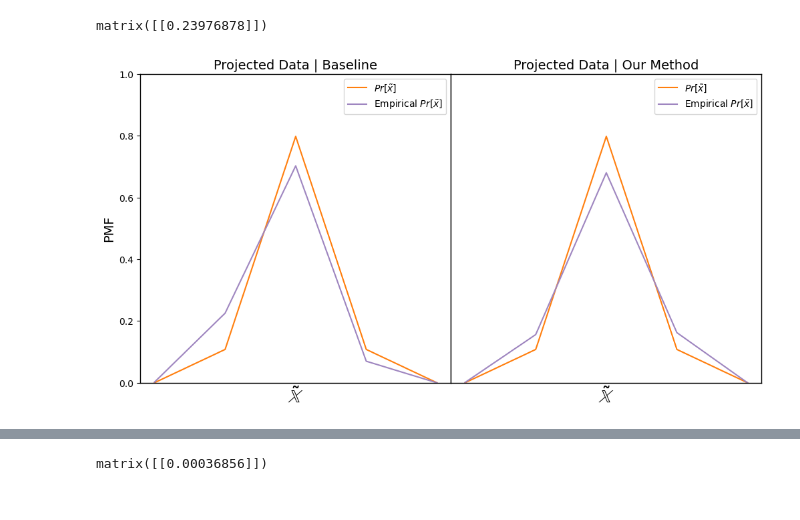
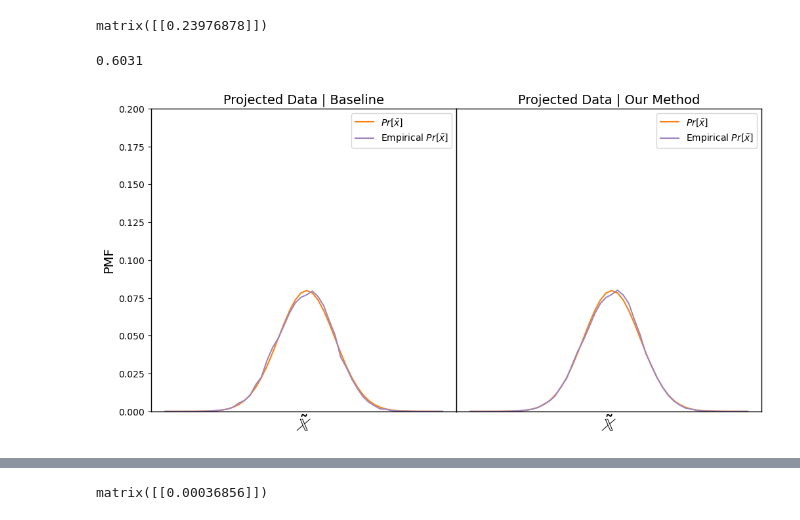
Before and after one commit to Quan-Zhou/OT_Debiasing, a Jupyter notebook: Dykstra.ipynb, the cells around one changed output, grey strips where cells are left out. Drawn from its saved outputs; the diff is of its cells as text; code cells hidden in the pictures.

```diff
--- a/Dykstra.ipynb
+++ b/Dykstra.ipynb
@@ -88,3 +98,10 @@ def projection(df,coupling_matrix):
         sub['S']=orig[1]
         df_t=pd.concat([df_t, samples_groupby(sub)], ignore_index=True)
     return df_t
+# %%
+M=10000
+data=samples_groupby(data_generation(M,para))
+dist_original=dict()
+dist_original['x']=empirical_distribution(data,dist)
+dist_original['x_0']=empirical_distribution(data[data['S']=='0'],dist)
+dist_original['x_1']=empirical_distribution(data[data['S']=='1'],dist)
@@ -94,20 +116,20 @@ para['X_0_mean']=-8
 para['X_0_sd']=7
 para['X_1_mean']=2
 para['X_1_sd']=3
-para['X_t_mean']=-10
+para['X_t_mean']=-5
 para['X_t_sd']=5
 para['s_0']=0.6
 para['s_1']=0.4
 para['horizen']=[-30,20]
-para['width']=10
+para['width']=1
 bin=int((para['horizen'][1]-para['horizen'][0])/para['width'])
 
 x_range=np.arange(para['horizen'][0],para['horizen'][1],para['width'])
 dist = dict(zip(['horizen','width','bin','x_range'],[para['horizen'],para['width'],bin,x_range]))
-dist['x_0']=[Gaussian_pdf(x,'X_0',para)*para['width'] for x in x_range]
-dist['x_1']=[Gaussian_pdf(x,'X_1',para)*para['width'] for x in x_range]
+dist['x_0']=normialise([Gaussian_pdf(x,'X_0',para)*para['width'] for x in x_range])
+dist['x_1']=normialise([Gaussian_pdf(x,'X_1',para)*para['width'] for x in x_range])
 dist['x']=[dist['x_0'][i]*para['s_0']+dist['x_1'][i]*para['s_1'] for i in range(bin)]
-dist['t_x']=[Gaussian_pdf(x,'X_t',para)*para['width'] for x in x_range]
+dist['t_x']=normialise([Gaussian_pdf(x,'X_t',para)*para['width'] for x in x_range])
 dist['v']=[(dist['x_0'][i]-dist['x_1'][i])/dist['x'][i] for i in range(bin)]
 
 e=0.01
@@ -148,7 +178,9 @@ matrix([[2.67660452e-04],
 # %%
 # simplist
 gamma_classic=dict()
-gamma_classic[0]=np.matrix(np.exp(-xi)+1.0e-3)
-for repeat in range(5000):
+gamma_classic[0]=np.matrix(xi+1.0e-9)
+for repeat in range(200):
     gamma_classic[1+2*repeat]=np.matrix(np.diag((px/(gamma_classic[2*repeat] @ bbm1)).A1))@gamma_classic[2*repeat] #np.diag(dist['x']/sum(gamma_classic.T))@gamma_classic
     gamma_classic[2+2*repeat]=gamma_classic[1+2*repeat]@np.matrix(np.diag((ptx/(gamma_classic[1+2*repeat].T @ bbm1)).A1))
+
+assess(bin,dist['x'],dist['t_x'],C,gamma_classic[2+2*repeat])
@@ -155,7 +193,7 @@ for repeat in range(5000):
 # %%
 # our method
 gamma_dict=dict()
-gamma_dict[0]=np.matrix(np.exp(-xi)+1.0e-3)
+gamma_dict[0]=np.matrix(xi+1.0e-9)
 gamma_dict[1]=np.matrix(np.diag((px/(gamma_dict[0] @ bbm1)).A1))@gamma_dict[0]
 gamma_dict[2]=gamma_dict[1]@np.matrix(np.diag((ptx/(gamma_dict[1].T @ bbm1)).A1))
 # step 3
@@ -172,7 +210,7 @@ gamma_dict[3]=np.matrix(gamma_dict[3])
 #=========================
 L=3
 q_dict=dict()
-for loop in range(1,500):
+for loop in range(1,200):
     tmp,q_dict[(loop-1)*L+1]=tmp_generator(gamma_dict,loop*L+1,q_dict,(loop-2)*L+1,L) #np.matrix(gamma_dict[3].A1*gamma_dict[0].A1/gamma_dict[1].A1)
     gamma_dict[loop*L+1]=np.matrix(np.diag((px/(tmp @ bbm1)).A1))@tmp
 
@@ -181,7 +219,7 @@ for loop in range(1,500):
 
     # step 3
     tmp,q_dict[(loop-1)*L+3]=tmp_generator(gamma_dict,loop*L+3,q_dict,(loop-2)*L+3,L)  #np.matrix(gamma_dict[5].A1*gamma_dict[2].A1/gamma_dict[3].A1)
-    J=np.where(~((abs(np.matrix(tmp).T @ V).A1)==0))[0].tolist()
+    J=np.where(~((abs(np.matrix(tmp).T @ V).A1)<=1.0e-9))[0].tolist()
     gamma_dict[loop*L+3]=np.copy(tmp)
     for j in J:
         fun = lambda z: sum(tmp.item(i,j)*V.item(i)*np.exp(z*V.item(i)) for i in I)
@@ -229 +259,5 @@ data_revised_2=projection(data,gamma_dict[len(gamma_dict)-1])
+# %%
+sum(data[data['S']=='0']['W'])/10000
+# %% [output]
+0.6031
 # %%
@@ -242,34 +274,34 @@ dist_project_2['x']=empirical_distribution(data_revised_2,dist)
 dist_project_2['x_0']=empirical_distribution(data_revised_2[data_revised_2['S']=='0'],dist)
 dist_project_2['x_1']=empirical_distribution(data_revised_2[data_revised_2['S']=='1'],dist)
 # %%
-ymax=1
+ymax=0.2
 fig = plt.figure(figsize=(12,6))
 plt.rcParams['axes.linewidth'] = 1
 plt.rc('axes', labelsize=6)
 ax=plt.subplot2grid((1,2),(0,0), rowspan=1, colspan=1)
 dist_tmp=dist_project_1
 plt.plot(x_range,dist['t_x'],label=r'$Pr[\tilde{x}]$',color='tab:orange')
 plt.plot(x_range,dist_tmp['x'],label=r'Empirical $Pr[\tilde{x}]$',color='#9f86c0')
 plt.ylim([0,ymax])
 plt.legend()
 plt.xticks([])
 plt.ylabel('PMF',fontsize=14)
 plt.xlabel(r'$\tilde{\mathbb{X}}$',fontsize=20)
 plt.title('Projected Data | Baseline',fontsize=14)
 ax=plt.subplot2grid((1,2),(0,1), rowspan=1, colspan=1)
 dist_tmp=dist_project_2
 plt.plot(x_range,dist['t_x'],label=r'$Pr[\tilde{x}]$',color='tab:orange')
 plt.plot(x_range,dist_tmp['x'],label=r'Empirical $Pr[\tilde{x}]$',color='#9f86c0')
 plt.ylim([0,ymax])
 plt.legend()
 plt.yticks([])
 plt.xticks([])
 plt.xlabel(r'$\tilde{\mathbb{X}}$',fontsize=20)
 plt.title('Projected Data | Our Method',fontsize=14)
 plt.subplots_adjust(left=None, bottom=None, right=None, top=None, wspace=0,hspace=0.)
 plt.savefig('C:/Users/zhouq/Downloads/lambda_example.pdf',bbox_inches = 'tight')
 # %% [output]
-[figure, old version]
+[figure, new version]
 # %%
 ymax=0.2
 fig = plt.figure(figsize=(12,6))
```
Also changed, not shown: parts of 25 cells of this notebook.
